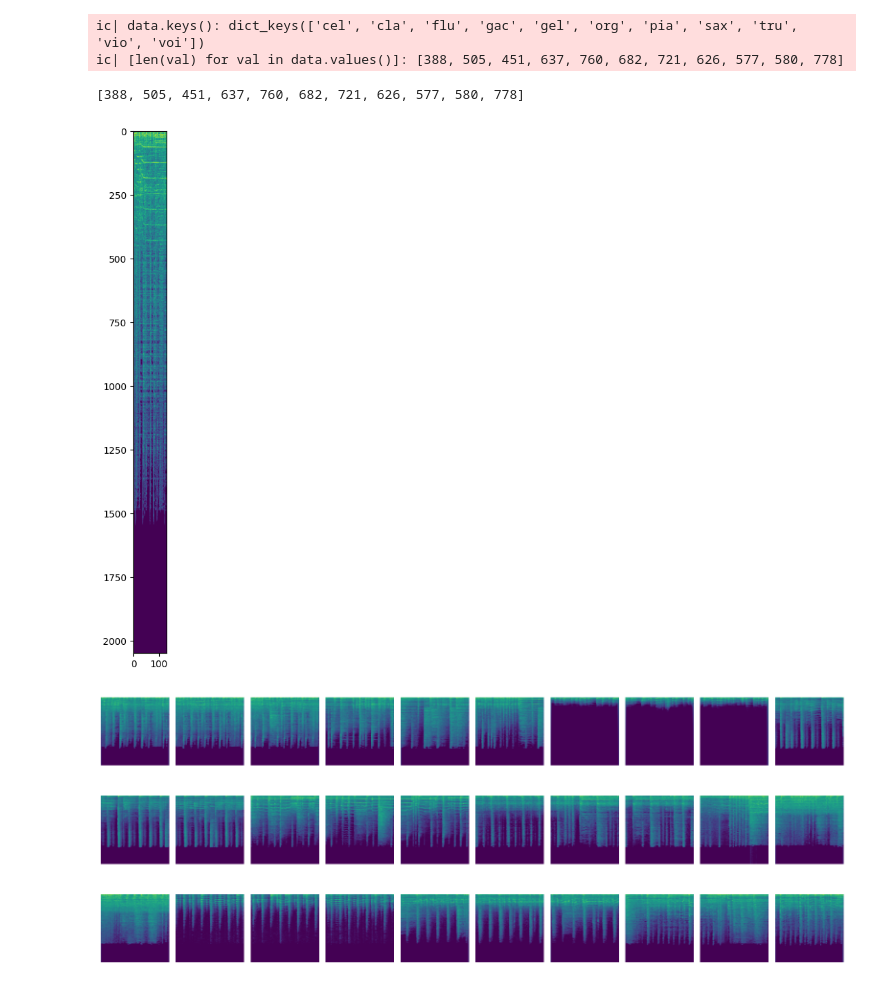
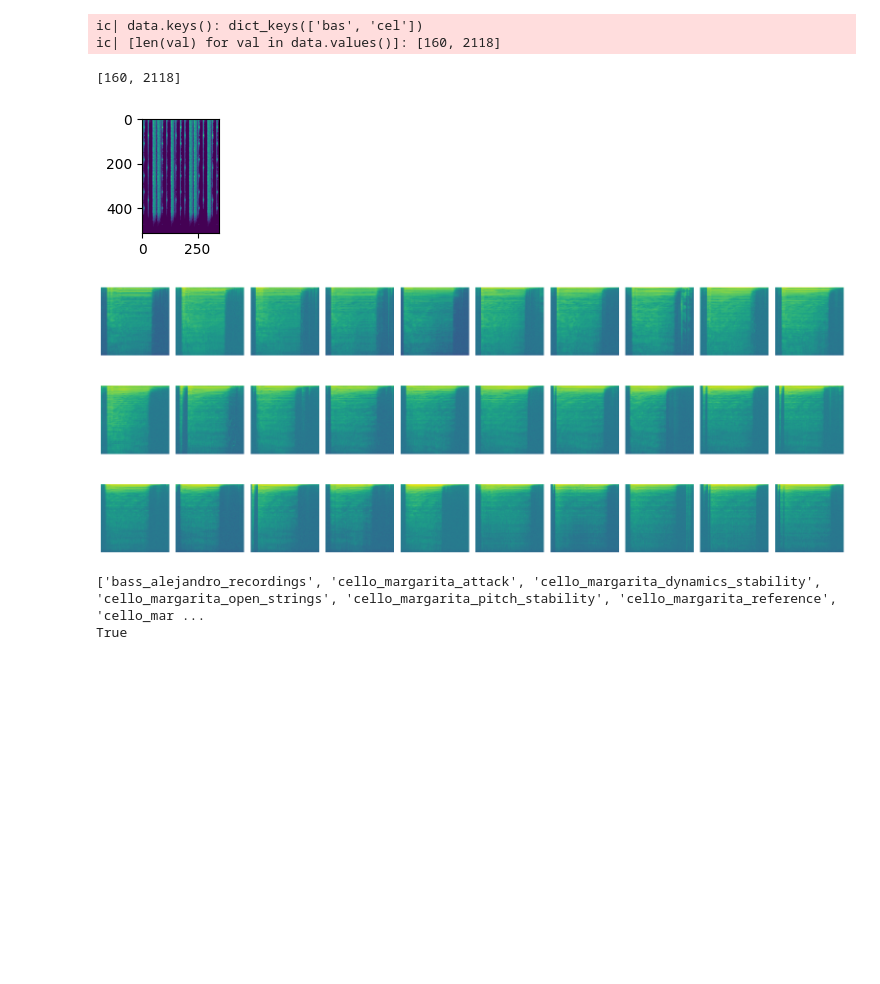
Before and after one commit to keriotisna/CS545-Final-Project, a Jupyter notebook: dataReadTest.ipynb, the cells around one changed output. Drawn from its saved outputs; the diff is of its cells as text; code cells hidden in the pictures; blank space fills up the shorter version.

Commit message:
Add instrument argument to AudioDataset class to only read listed instruments

```diff
--- a/dataReadTest.ipynb
+++ b/dataReadTest.ipynb
@@ -9,18 +10,18 @@ from utils import *
 # audioData, srData = getDataset('data/good-sounds/sound_files')
 # audioData, srData = getDataset('data/IRMAS-TrainingData')
 
-irmasDataset = AudioDataset('IRMAS')
+# audioDataset = AudioDataset('IRMAS')
+audioDataset = AudioDataset('good-sounds', instruments=['bas', 'cel'], useGeneralInstruments=True)
 # @ 10.6 GB usage
 print()
 # %%
-
-data = irmasDataset.getAudioData()
+data = audioDataset.getAudioData()
 
 ic(data.keys())
 ic([len(val) for val in data.values()])
 # %% [output]
-ic| data.keys(): dict_keys(['cel', 'cla', 'flu', 'gac', 'gel', 'org', 'pia', 'sax', 'tru', 'vio', 'voi'])
-ic| [len(val) for val in data.values()]: [388, 505, 451, 637, 760, 682, 721, 626, 577, 580, 778]
+ic| data.keys(): dict_keys(['bas', 'cel'])
+ic| [len(val) for val in data.values()]: [160, 2118]
-[388, 505, 451, 637, 760, 682, 721, 626, 577, 580, 778]
+[160, 2118]
 # %%
 
@@ -32,11 +30,22 @@ irmasDataset.sampleRateDict = None
 # %%
 
-spectrograms = irmasDataset.getSpectrograms()
+spectrograms = audioDataset.getSpectrograms()
 
-plt.figure(figsize=(10, 10))
-plt.imshow(spectrograms['gel'][0])
+plt.figure(figsize=(1, 10))
+plt.imshow(spectrograms['bas'][-1])
 plt.show()
-displayImageGrid2(spectrograms['gel'], 3, 10, figsize=(20, 8))
+
+displayImageGrid2(spectrograms['cel'], 3, 10, figsize=(20, 8))
+
+# plt.figure(figsize=(10, 10))
+# plt.imshow(spectrograms['clarinet_pablo_attack'][0])
+# plt.show()
+# displayImageGrid2(spectrograms['clarinet_pablo_attack'], 3, 10, figsize=(20, 8))
 # %% [output]
-[figure, old version]
+[figure, new version]
-[figure, old version]
+[figure, new version]
+# %%
+print(os.listdir(AudioDataset.GOOD_SOUNDS_TRAINING_DATA_PATH))
+# %% [output]
+['bass_alejandro_recordings', 'cello_margarita_attack', 'cello_margarita_dynamics_stability', 'cello_margarita_open_strings', 'cello_margarita_pitch_stability', 'cello_margarita_reference', 'cello_mar ...
+True
```
Also changed, not shown: parts of 3 cells of this notebook, 3 other files.
